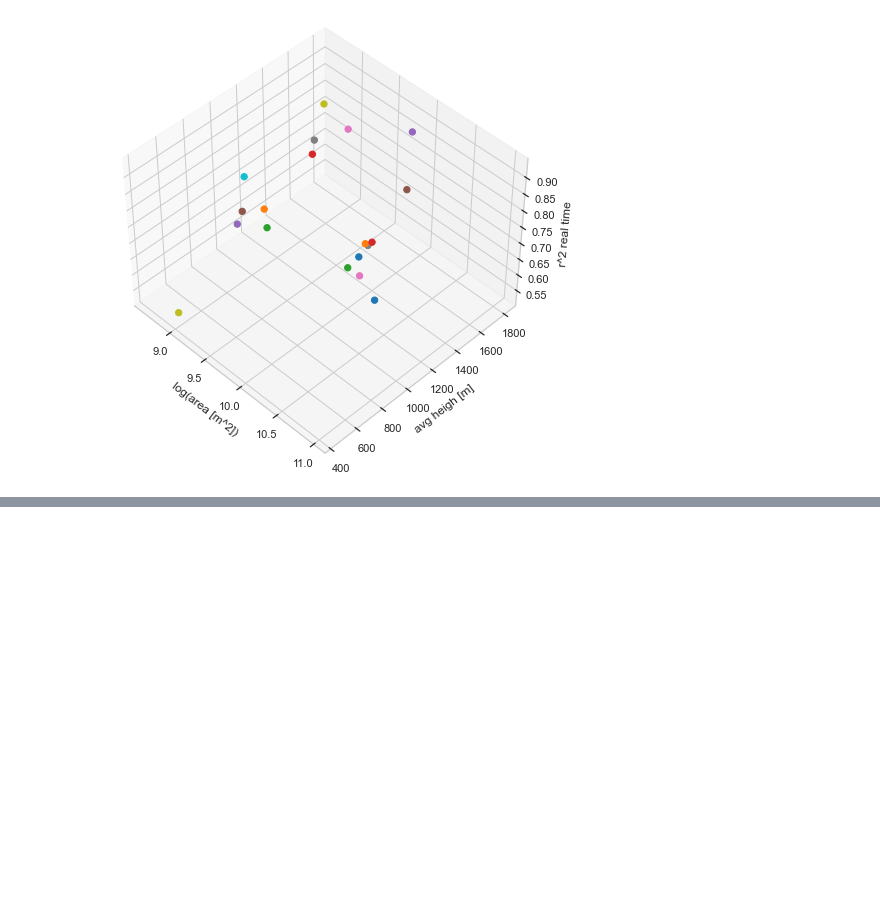
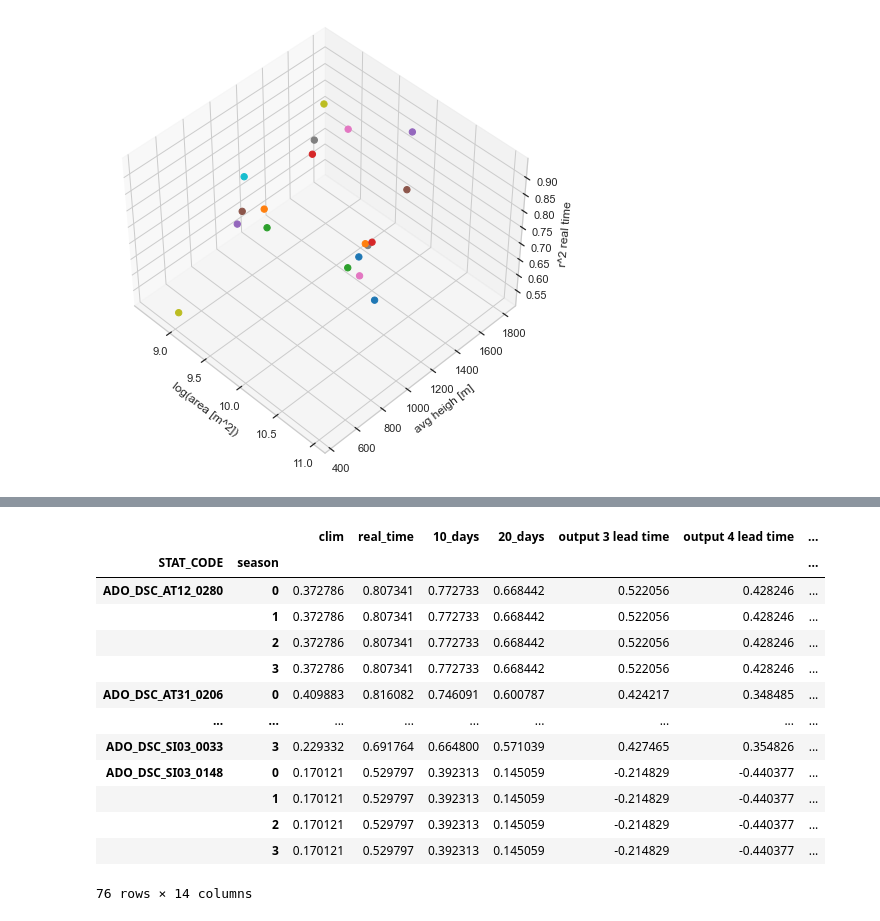
Before and after one commit to mmazzolini/Runoff_prediction, a Jupyter notebook: model_train/ANALYSIS_RES.ipynb, the cells around one changed output, grey strips where cells are left out. Cells and saved outputs as stored; diff of their text form; code cells hidden in the pictures; blank space fills up the shorter version.

```diff
--- a/model_train/ANALYSIS_RES.ipynb
+++ b/model_train/ANALYSIS_RES.ipynb
@@ -200,0 +268,17 @@ Text(0.5, 0, 'r^2 real time')
+# %%
+res_c
+# %% [output]
+|  |  | clim | real_time | 10_days | 20_days | output 3 lead time | output 4 lead time | ... |
+| STAT_CODE | season |  |  |  |  |  |  | ... |
+| ADO_DSC_AT12_0280 | 0 | 0.372786 | 0.807341 | 0.772733 | 0.668442 | 0.522056 | 0.428246 | ... |
+|  | 1 | 0.372786 | 0.807341 | 0.772733 | 0.668442 | 0.522056 | 0.428246 | ... |
+|  | 2 | 0.372786 | 0.807341 | 0.772733 | 0.668442 | 0.522056 | 0.428246 | ... |
+|  | 3 | 0.372786 | 0.807341 | 0.772733 | 0.668442 | 0.522056 | 0.428246 | ... |
+| ADO_DSC_AT31_0206 | 0 | 0.409883 | 0.816082 | 0.746091 | 0.600787 | 0.424217 | 0.348485 | ... |
+| ... | ... | ... | ... | ... | ... | ... | ... | ... |
+| ADO_DSC_SI03_0033 | 3 | 0.229332 | 0.691764 | 0.664800 | 0.571039 | 0.427465 | 0.354826 | ... |
+| ADO_DSC_SI03_0148 | 0 | 0.170121 | 0.529797 | 0.392313 | 0.145059 | -0.214829 | -0.440377 | ... |
+|  | 1 | 0.170121 | 0.529797 | 0.392313 | 0.145059 | -0.214829 | -0.440377 | ... |
+|  | 2 | 0.170121 | 0.529797 | 0.392313 | 0.145059 | -0.214829 | -0.440377 | ... |
+|  | 3 | 0.170121 | 0.529797 | 0.392313 | 0.145059 | -0.214829 | -0.440377 | ... |
+76 rows × 14 columns
```
Also changed, not shown: parts of 7 cells of this notebook, 6 other files.
